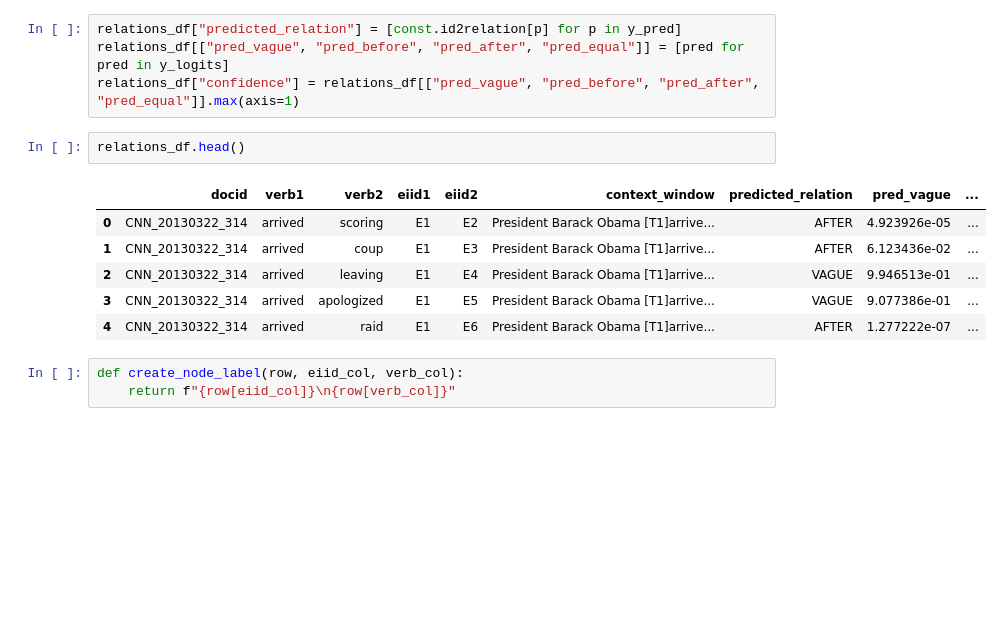
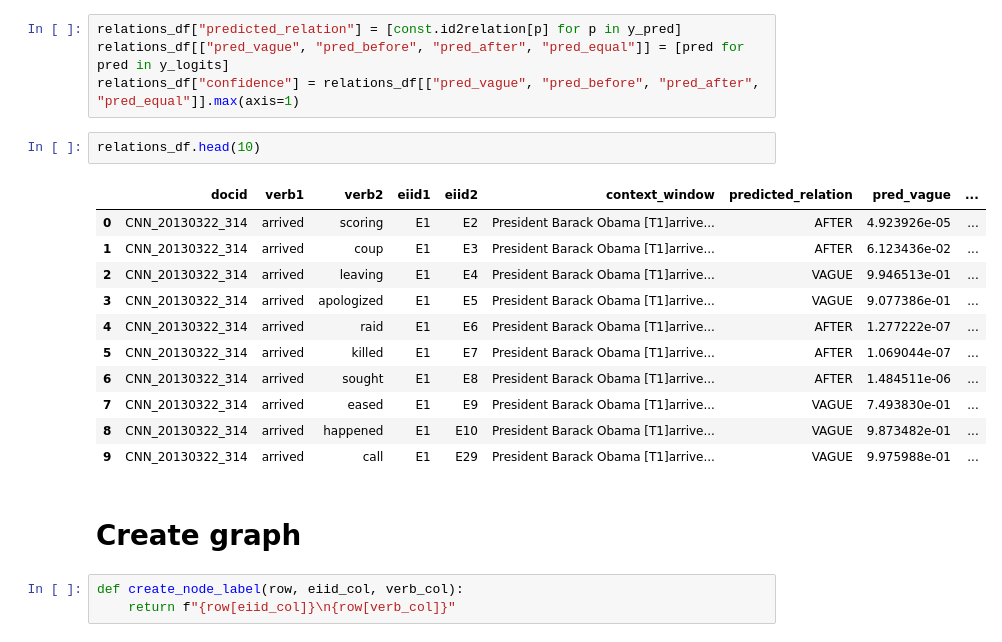
Before and after one commit to poznyakovskiy/event_extraction, a Jupyter notebook: relations_graph.ipynb, the cells around one changed output. Drawn from its saved outputs; the diff is of its cells as text; blank space fills up the shorter version.

```diff
--- a/relations_graph.ipynb
+++ b/relations_graph.ipynb
@@ -125,14 +126,21 @@ relations_df["predicted_relation"] = [const.id2relation[p] for p in y_pred]
 relations_df[["pred_vague", "pred_before", "pred_after", "pred_equal"]] = [pred for pred in y_logits]
 relations_df["confidence"] = relations_df[["pred_vague", "pred_before", "pred_after", "pred_equal"]].max(axis=1)
 # %%
-relations_df.head()
+relations_df.head(10)
 # %% [output]
 |  | docid | verb1 | verb2 | eiid1 | eiid2 | context_window | predicted_relation | pred_vague | ... |
 | 0 | CNN_20130322_314 | arrived | scoring | E1 | E2 | President Barack Obama [T1]arrive... | AFTER | 4.923926e-05 | ... |
 | 1 | CNN_20130322_314 | arrived | coup | E1 | E3 | President Barack Obama [T1]arrive... | AFTER | 6.123436e-02 | ... |
 | 2 | CNN_20130322_314 | arrived | leaving | E1 | E4 | President Barack Obama [T1]arrive... | VAGUE | 9.946513e-01 | ... |
 | 3 | CNN_20130322_314 | arrived | apologized | E1 | E5 | President Barack Obama [T1]arrive... | VAGUE | 9.077386e-01 | ... |
 | 4 | CNN_20130322_314 | arrived | raid | E1 | E6 | President Barack Obama [T1]arrive... | AFTER | 1.277222e-07 | ... |
+| 5 | CNN_20130322_314 | arrived | killed | E1 | E7 | President Barack Obama [T1]arrive... | AFTER | 1.069044e-07 | ... |
+| 6 | CNN_20130322_314 | arrived | sought | E1 | E8 | President Barack Obama [T1]arrive... | AFTER | 1.484511e-06 | ... |
+| 7 | CNN_20130322_314 | arrived | eased | E1 | E9 | President Barack Obama [T1]arrive... | VAGUE | 7.493830e-01 | ... |
+| 8 | CNN_20130322_314 | arrived | happened | E1 | E10 | President Barack Obama [T1]arrive... | VAGUE | 9.873482e-01 | ... |
+| 9 | CNN_20130322_314 | arrived | call | E1 | E29 | President Barack Obama [T1]arrive... | VAGUE | 9.975988e-01 | ... |
+# %% [markdown]
+# Create graph
 # %%
 def create_node_label(row, eiid_col, verb_col):
     return f"{row[eiid_col]}\n{row[verb_col]}"
```
Also changed, not shown: parts of 7 cells of this notebook.
